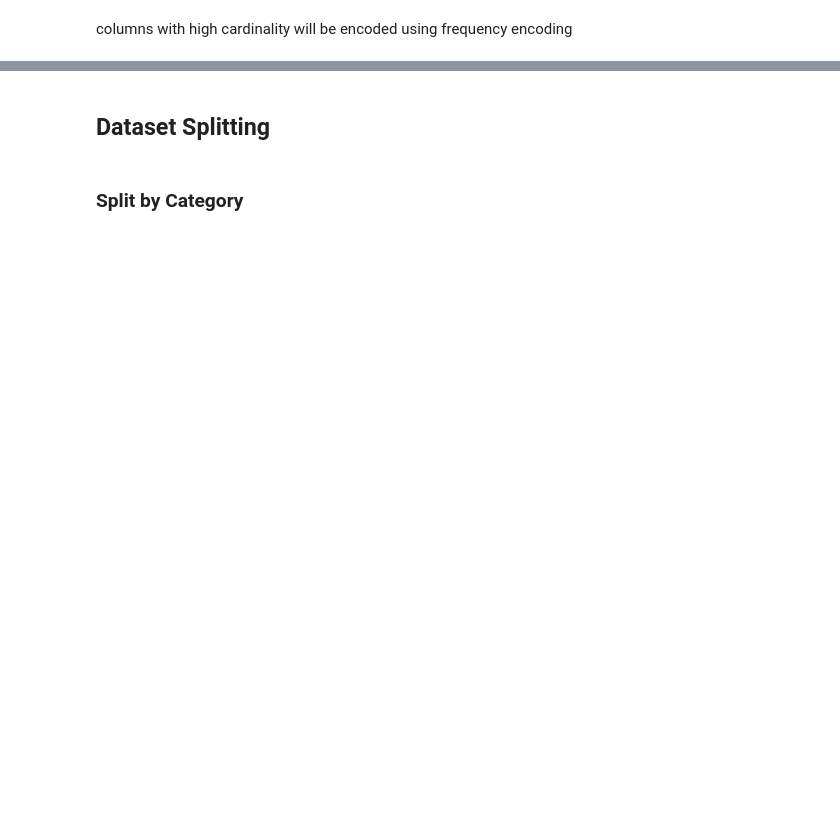
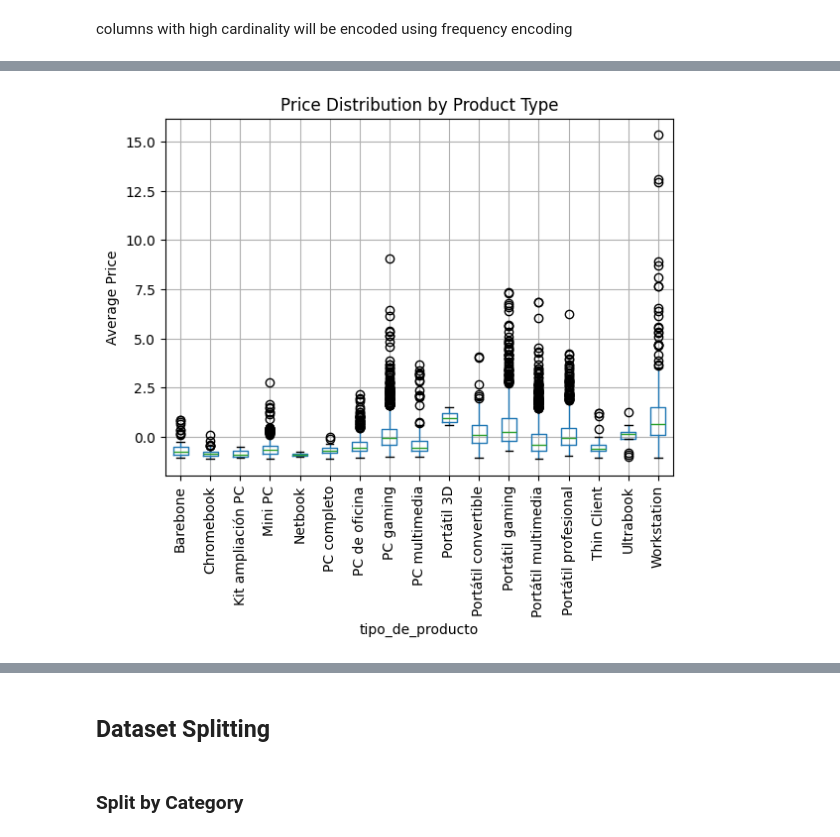
Before and after one commit to oholmess/PcPartPicker3000, a Jupyter notebook: assignment/EDA.ipynb, the cells around one changed output, grey strips where cells are left out. Saved outputs shown, nothing was run; the diff lists cells and outputs as text; code cells hidden in the pictures; blank space fills up the shorter version.

```diff
--- a/assignment/EDA.ipynb
+++ b/assignment/EDA.ipynb
@@ -2116,0 +2246,88 @@ df[[col for col in df.columns if col.endswith('_freq')]].head()
+# %%
+import matplotlib.pyplot as plt
+from sklearn.cluster import KMeans
+from sklearn.decomposition import PCA
+
+# 1. Box Plot of Price by Product Type
+plt.figure()
+df_copy.boxplot(column='precio_mean', by='tipo_de_producto', rot=90)
+plt.title('Price Distribution by Product Type')
+plt.suptitle('')
+plt.ylabel('Average Price')
+plt.show()
+
+# 2. Scatter Plot of Screen Size vs. Price
+plt.figure()
+plt.scatter(df_copy['pantalla_tamano_pulgadas'], df_copy['precio_mean'])
+plt.xlabel('Screen Size (inches)')
+plt.ylabel('Average Price')
+plt.title('Screen Size vs. Price')
+plt.show()
+
+# 3. Box Plot of Price by Series
+plt.figure()
+df_copy.boxplot(column='precio_mean', by='serie', rot=90)
+plt.title('Price Distribution by Series')
+plt.suptitle('')
+plt.ylabel('Average Price')
+plt.show()
+
+# 4. Bar Plot of Top 10 Processors by Average Price
+top_procs = df_copy.groupby('procesador_nombre_clave')['precio_mean'].mean().nlargest(10)
+plt.figure()
+top_procs.plot.bar()
+plt.xlabel('Processor')
+plt.ylabel('Average Price')
+plt.title('Top 10 Processors by Avg. Price')
+plt.xticks(rotation=90)
+plt.show()
+
+# 5. Heatmap of Correlation Matrix
+numeric = df_copy.select_dtypes(include=['int64', 'float64'])
+corr = numeric.corr()
+plt.figure()
+plt.imshow(corr, aspect='auto')
+plt.colorbar()
+plt.xticks(range(len(corr)), corr.columns, rotation=90)
+plt.yticks(range(len(corr)), corr.columns)
+plt.title('Correlation Matrix')
+plt.show()
+
+# 6. Violin Plot of Price by Operating System
+os_list = df_copy['sistema_operativo'].unique()
+data = [df_copy[df_copy['sistema_operativo]'] == os]['precio_mean'].dropna()
+        for os in os_list]
+plt.figure()
+plt.violinplot(data)
+plt.xticks(range(1, len(os_list) + 1), os_list, rotation=90)
+plt.ylabel('Average Price')
+plt.title('Price by Operating System')
+plt.show()
+
+# 7. Stacked Bar Plot of Product Types by Brand
+pivot = df_copy.pivot_table(index='brand',
+                            columns='tipo_de_producto',
+                            aggfunc='size', fill_value=0)
+plt.figure()
+pivot.plot.bar(stacked=True)
+plt.xlabel('Brand')
+plt.ylabel('Count')
+plt.title('Product Type Distribution by Brand')
+plt.xticks(rotation=90)
+plt.legend(title='Product Type', bbox_to_anchor=(1.05, 1))
+plt.show()
+
+# 8. Cluster Plot (PCA + K-Means)
+features = numeric.drop(columns=['precio_mean'], errors='ignore').dropna(axis=1)
+pca = PCA(n_components=2)
+coords = pca.fit_transform(features)
+kmeans = KMeans(n_clusters=4)
+labels = kmeans.fit_predict(features)
+
+plt.figure()
+plt.scatter(coords[:, 0], coords[:, 1], c=labels)
+plt.xlabel('PCA 1')
+plt.ylabel('PCA 2')
+plt.title('K-Means Clusters on Key Specs')
+plt.show()
+# %% [output]
@@ -2116,0 +2335 @@ df[[col for col in df.columns if col.endswith('_freq')]].head()
+[figure, added]
```
Also changed, not shown: parts of 41 cells of this notebook, 1 other file.
